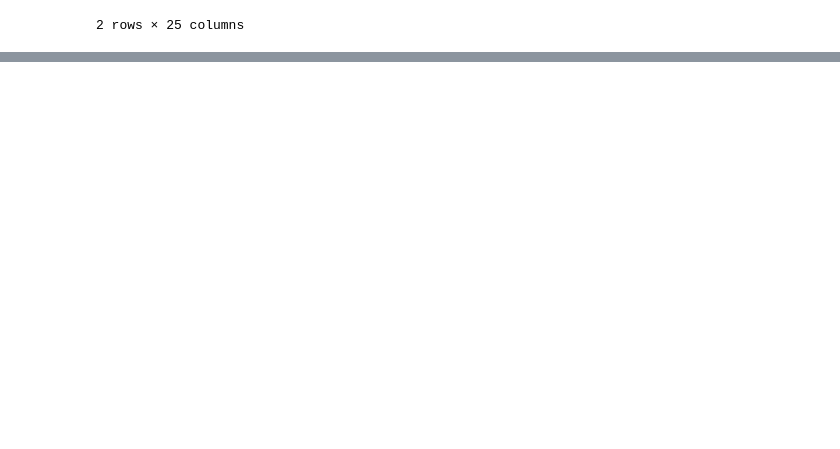
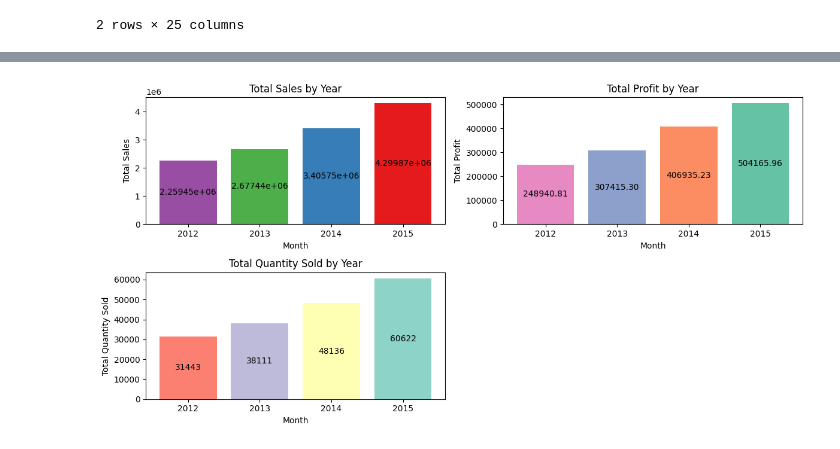
Before and after one commit to Sowndaryas12/python, a Jupyter notebook: EDA/Globar Super store Data Analysis/super_store.ipynb, the cells around one changed output, grey strips where cells are left out. Cells and saved outputs as stored; diff of their text form; code cells hidden in the pictures; blank space fills up the shorter version.

```diff
--- a/EDA/Globar Super store Data Analysis/super_store.ipynb
+++ b/EDA/Globar Super store Data Analysis/super_store.ipynb
@@ -71,0 +313,3 @@ df.head(2)
+# %%
+df['Discount'] = df['Discount']*100
+df['Discount'] = df['Discount'].astype('int')
@@ -71,0 +318,4 @@ df.head(2)
+# %%
+df['Total_Sales'] = df['Sales'] * df['Quantity']
+df['Total_Profit'] = df['Profit'] * df['Quantity']
+df['Total_shippingcost'] = df['Shipping Cost']*df['Quantity']
@@ -71,0 +354,2 @@ df.head(2)
+# %%
+df['Month'].replace({1:'Jan', 2:'Feb', 3:'Mar', 4:'Api', 5:'May', 6:'Jun', 7:'Jul', 8:'Aug', 9:'Sep', 10:'Oct', 11:'Nov', 12:'Dec'}, inplace=True)
@@ -71,0 +506,7 @@ df.head(2)
+# %%
+
+year_analysis = df.groupby('Year').agg({
+    'Sales': 'sum',
+    'Profit': 'sum',
+    'Quantity': 'sum',
+}).reset_index().sort_values(by='Sales', ascending=False)
@@ -71,0 +521,35 @@ df.head(2)
+# %%
+# Plotting
+plt.figure(figsize=(12, 6))
+
+# Sales plot
+plt.subplot(2, 2, 1)
+ax = plt.bar(year_analysis['Year'], year_analysis['Sales'], color=sns.color_palette('Set1'))
+plt.xticks([2012,2013,2014,2015])
+plt.bar_label(ax, label_type='center') #edge
+plt.xlabel('Month')
+plt.ylabel('Total Sales')
+plt.title('Total Sales by Year')
+
+# Profit plot
+plt.subplot(2, 2, 2)
+ax =plt.bar(year_analysis['Year'], year_analysis['Profit'], color=sns.color_palette('Set2'))
+plt.xticks([2012,2013,2014,2015])
+plt.bar_label(ax, label_type='center', fmt='%.2f') #edge
+plt.xlabel('Month')
+plt.ylabel('Total Profit')
+plt.title('Total Profit by Year')
+
+# Quantity plot
+plt.subplot(2, 2, 3)
+ax=plt.bar(year_analysis['Year'], year_analysis['Quantity'], color=sns.color_palette('Set3'))
+plt.xticks([2012,2013,2014,2015])
+plt.bar_label(ax, label_type='center') #edge
+plt.xlabel('Month')
+plt.ylabel('Total Quantity Sold')
+plt.title('Total Quantity Sold by Year')
+
+plt.tight_layout()
+plt.show()
+# %% [output]
+[figure, added]
```
Also changed, not shown: parts of 135 cells of this notebook, 31 other files.
